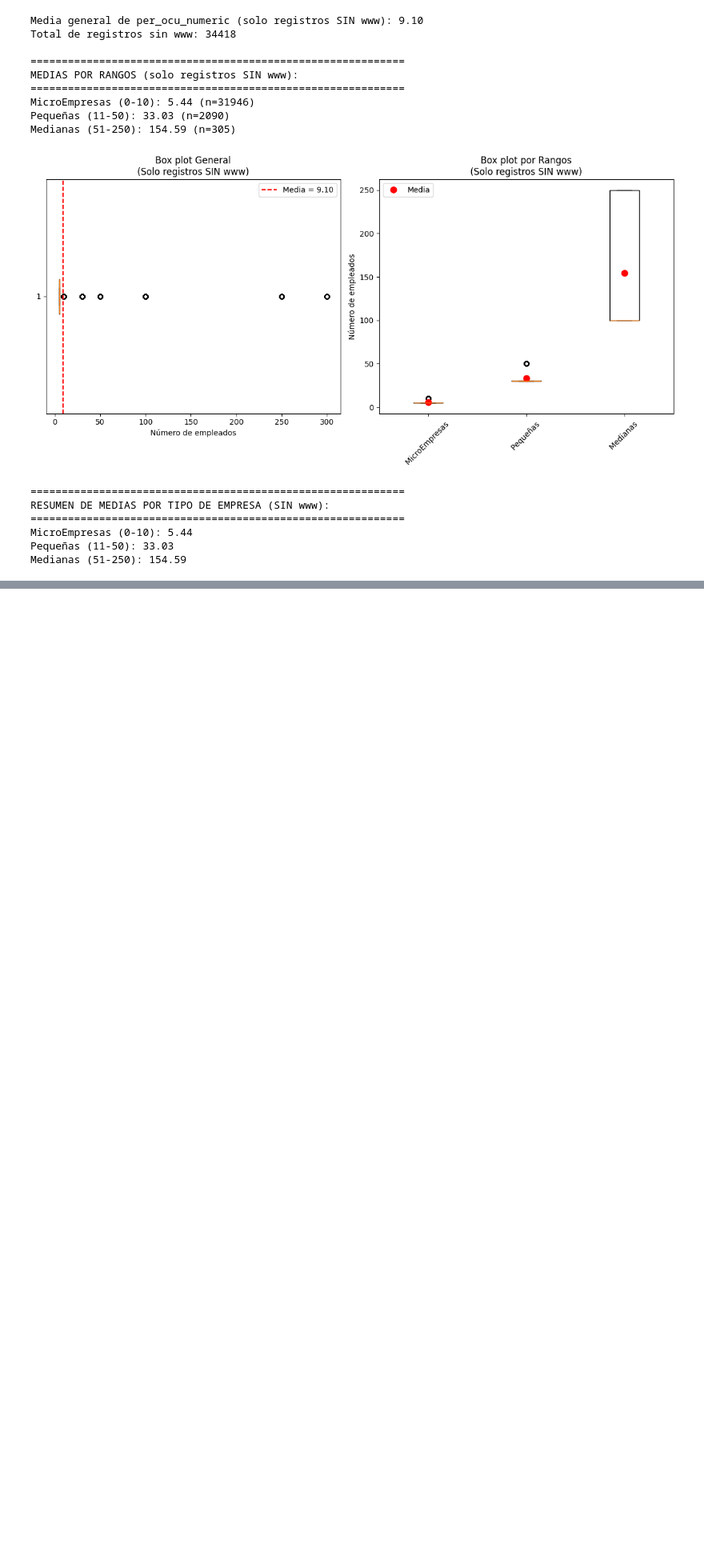
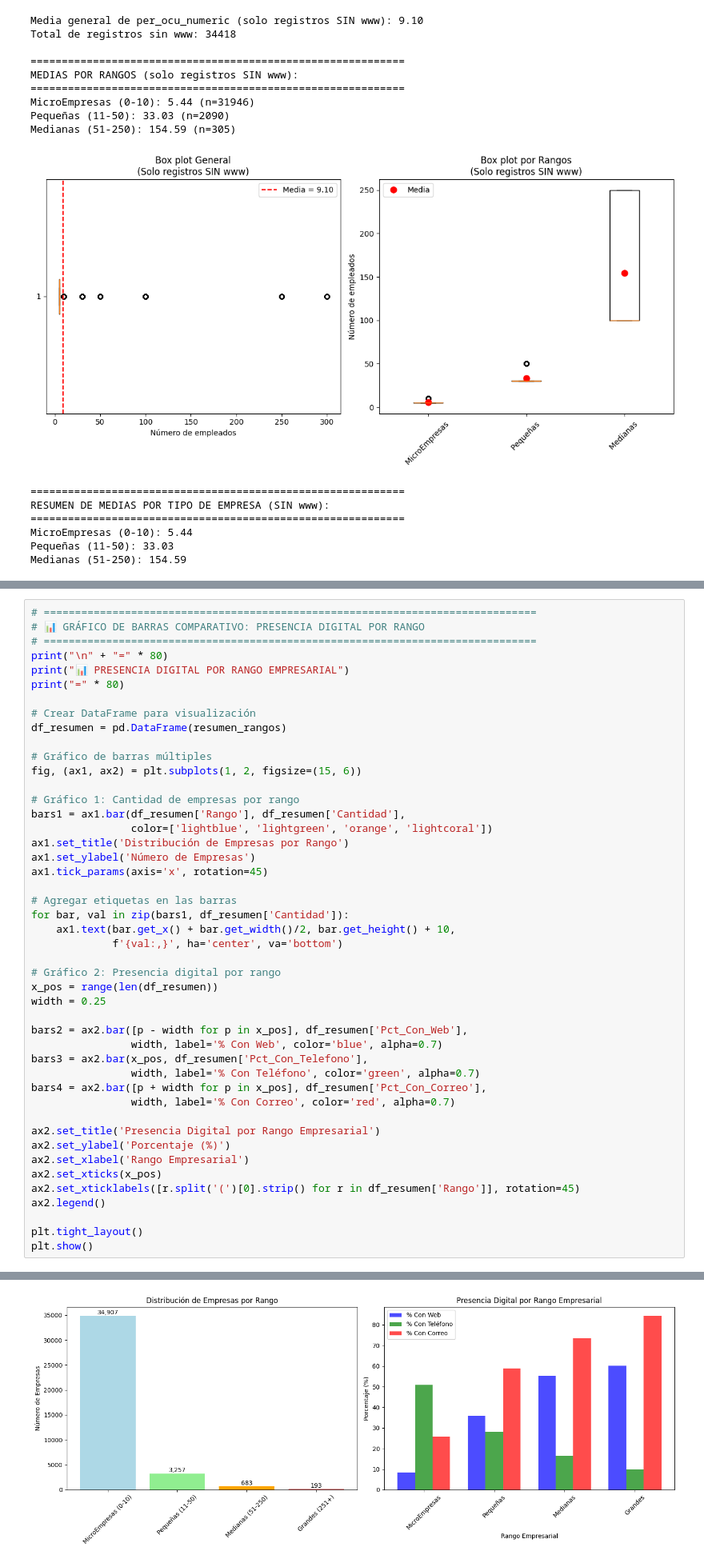
Before and after one commit to engineerchacon/Maestria-en-Inteligencia-Artificial-y-Analitica-de-Datos-Colab-Files, a Jupyter notebook: Entrega_Final_del_Proyecto_de_Análisis_Exploratorio_de_los_Datos_Armando_Chacón_Terrazas.ipynb, the cells around one changed output, grey strips where cells are left out. Shown at 80% size. Cells and saved outputs as stored; diff of their text form; blank space fills up the shorter version.

```diff
--- a/Entrega_Final_del_Proyecto_de_Análisis_Exploratorio_de_los_Datos_Armando_Chacón_Terrazas.ipynb
+++ b/Entrega_Final_del_Proyecto_de_Análisis_Exploratorio_de_los_Datos_Armando_Chacón_Terrazas.ipynb
@@ -689,0 +982,47 @@ El boxplot solo se utilizo como referencia para ver de manera visual el rango de
+# %%
+# ===============================================================================
+# 📊 GRÁFICO DE BARRAS COMPARATIVO: PRESENCIA DIGITAL POR RANGO
+# ===============================================================================
+print("\n" + "=" * 80)
+print("📊 PRESENCIA DIGITAL POR RANGO EMPRESARIAL")
+print("=" * 80)
+
+# Crear DataFrame para visualización
+df_resumen = pd.DataFrame(resumen_rangos)
+
+# Gráfico de barras múltiples
+fig, (ax1, ax2) = plt.subplots(1, 2, figsize=(15, 6))
+
+# Gráfico 1: Cantidad de empresas por rango
+bars1 = ax1.bar(df_resumen['Rango'], df_resumen['Cantidad'],
+                color=['lightblue', 'lightgreen', 'orange', 'lightcoral'])
+ax1.set_title('Distribución de Empresas por Rango')
+ax1.set_ylabel('Número de Empresas')
+ax1.tick_params(axis='x', rotation=45)
+
+# Agregar etiquetas en las barras
+for bar, val in zip(bars1, df_resumen['Cantidad']):
+    ax1.text(bar.get_x() + bar.get_width()/2, bar.get_height() + 10,
+             f'{val:,}', ha='center', va='bottom')
+
+# Gráfico 2: Presencia digital por rango
+x_pos = range(len(df_resumen))
+width = 0.25
+
+bars2 = ax2.bar([p - width for p in x_pos], df_resumen['Pct_Con_Web'],
+                width, label='% Con Web', color='blue', alpha=0.7)
+bars3 = ax2.bar(x_pos, df_resumen['Pct_Con_Telefono'],
+                width, label='% Con Teléfono', color='green', alpha=0.7)
+bars4 = ax2.bar([p + width for p in x_pos], df_resumen['Pct_Con_Correo'],
+                width, label='% Con Correo', color='red', alpha=0.7)
+
+ax2.set_title('Presencia Digital por Rango Empresarial')
+ax2.set_ylabel('Porcentaje (%)')
+ax2.set_xlabel('Rango Empresarial')
+ax2.set_xticks(x_pos)
+ax2.set_xticklabels([r.split('(')[0].strip() for r in df_resumen['Rango']], rotation=45)
+ax2.legend()
+
+plt.tight_layout()
+plt.show()
+# %% [output]
@@ -689,0 +1032 @@ El boxplot solo se utilizo como referencia para ver de manera visual el rango de
+[figure, added]
```
Also changed, not shown: parts of 16 cells of this notebook.
